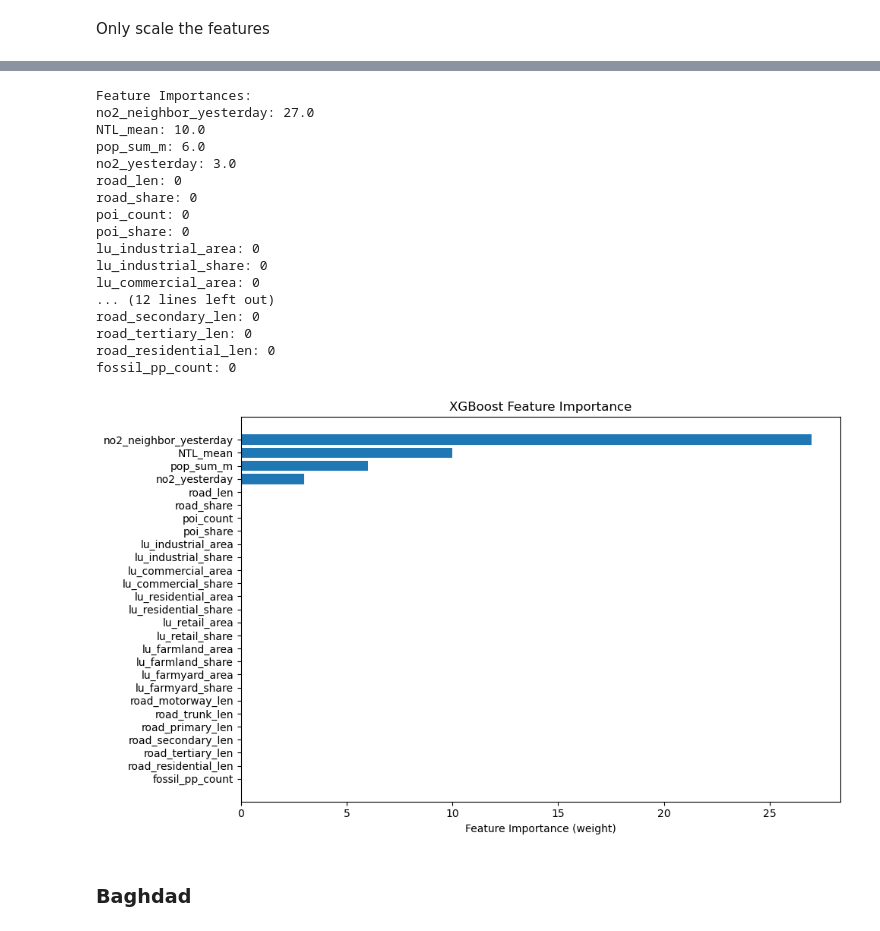
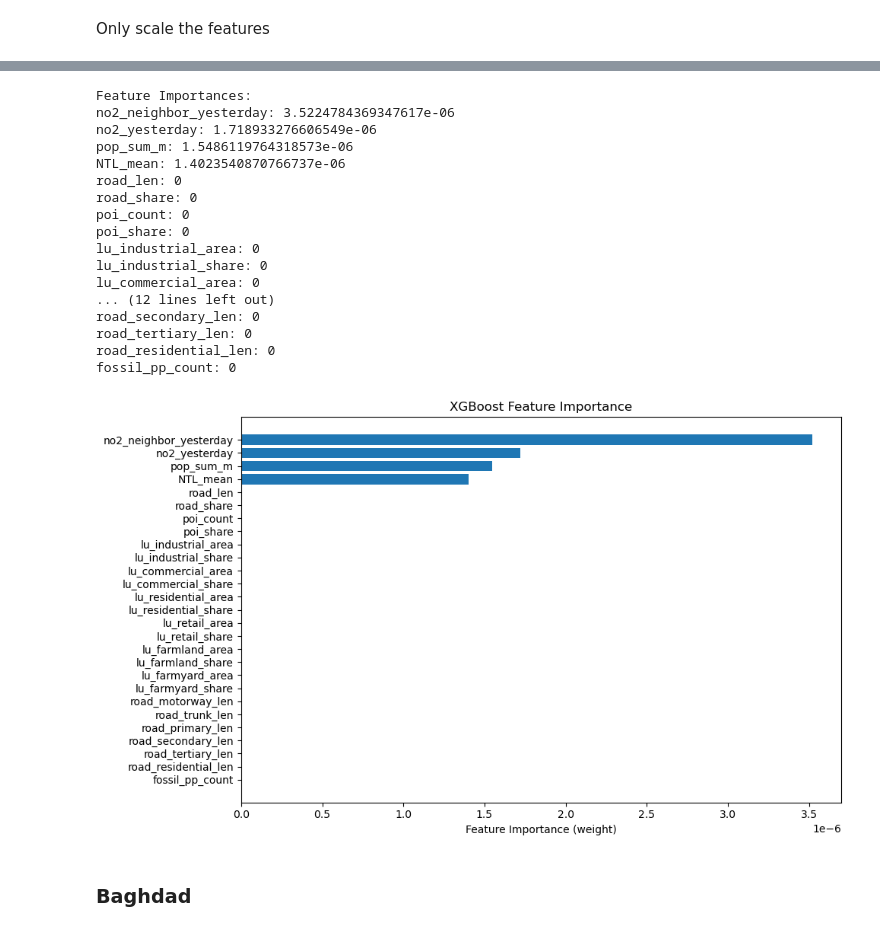
Before and after one commit to yixuan228/air-pollution-mobility-research-project, a Jupyter notebook: notebooks/4_air_pollution_model.ipynb, the cells around one changed output, grey strips where cells are left out. Drawn from its saved outputs; the diff is of its cells as text; code cells hidden in the pictures.

```diff
--- a/notebooks/4_air_pollution_model.ipynb
+++ b/notebooks/4_air_pollution_model.ipynb
@@ -46,7 +46,7 @@ full_df = pd.concat(all_data, ignore_index=True)
 # %%
 ## Yesterday NO2
 full_df.sort_values(["geom_id", "date"], inplace=True)
-full_df["no2_yesterday"] = full_df.groupby("geom_id")["no2_mean"].shift(1)
+full_df["no2_lag1"] = full_df.groupby("geom_id")["no2_mean"].shift(1)
 # %%
 import warnings
 from libpysal.weights import KNN
@@ -333,15 +230,22 @@ fossil_pp_count: 0
+# %%
+x = [0, 8e-5]
+y = [0, 8e-5]
+plt.plot(x,y, c="red")
+plt.scatter(y_test, y_pred, s=0.5)
+plt.xlabel('y_test')
+plt.ylabel('y_pred')
 # %% [markdown]
 Normalize both No2 and other feature
 # %%
 import xgboost as xgb
 from sklearn.model_selection import train_test_split
-from sklearn.metrics import mean_squared_error
+from sklearn.metrics import root_mean_squared_error, r2_score
 from sklearn.preprocessing import MinMaxScaler
 import matplotlib.pyplot as plt
 import numpy as np
 
 # 去除缺失值
-clean_df = full_df.dropna(subset=["no2_mean", "no2_yesterday", "no2_neighbor_yesterday"])
+clean_df = full_df.dropna(subset=["no2_mean", "no2_lag1", "no2_neighbor_yesterday"])
 
 # 选特征
 features = ["no2_yesterday", "no2_neighbor_yesterday"] + [
@@ -394,7 +298,8 @@ y_pred_scaled = bst.predict(dtest)
 # 反归一化回原始尺度
 y_pred = scaler_y.inverse_transform(y_pred_scaled.reshape(-1, 1)).ravel()
 
-print("Final RMSE (original scale):", mean_squared_error(y_test.ravel(), y_pred, squared=False))
+print("Final RMSE (original scale):", root_mean_squared_error(y_test.ravel(), y_pred, squared=False))
+print("Final R2 (original scale):", r2_score(y_test.ravel(), y_pred))
 
 # 画训练过程RMSE曲线（归一化指标）
 plt.plot(evals_result['train']['rmse'], label='Train RMSE')
@@ -420,4 +325,12 @@ plt.xlabel("Feature Importance (weight)")
 plt.title("XGBoost Feature Importance")
 plt.tight_layout()
 plt.show()
+
+x = [0, 8e-5]
+y = [0, 8e-5]
+plt.plot(x,y, c="red")
+plt.scatter(y_test, y_pred, s=0.5)
+plt.xlabel('y_test')
+plt.ylabel('y_pred')
+plt.show()
 # %% [output]
@@ -557,39 +432,39 @@ Final RMSE (original scale): 1.9017652080554403e-05
 # %%
 
 # 输出特征重要性
-importance_dict = bst.get_score(importance_type='weight')  # weight
+importance_dict = bst.get_score(importance_type='gain')  # weight
 importances = [(feat, importance_dict.get(feat, 0)) for feat in features]
 importances.sort(key=lambda x: x[1], reverse=True)
 
 print("Feature Importances:")
 for feat, score in importances:
     print(f"{feat}: {score}")
 
 plt.figure(figsize=(10, 6))
 plt.barh([i[0] for i in importances][::-1], [i[1] for i in importances][::-1])
 plt.xlabel("Feature Importance (weight)")
 plt.title("XGBoost Feature Importance")
 plt.tight_layout()
 plt.show()
 # %% [output]
 Feature Importances:
-no2_neighbor_yesterday: 27.0
-NTL_mean: 10.0
-pop_sum_m: 6.0
-no2_yesterday: 3.0
+no2_neighbor_yesterday: 3.5224784369347617e-06
+no2_yesterday: 1.718933276606549e-06
+pop_sum_m: 1.5486119764318573e-06
+NTL_mean: 1.4023540870766737e-06
 road_len: 0
 road_share: 0
 poi_count: 0
 poi_share: 0
 lu_industrial_area: 0
 lu_industrial_share: 0
 lu_commercial_area: 0
 ... (12 lines left out)
 road_secondary_len: 0
 road_tertiary_len: 0
 road_residential_len: 0
 fossil_pp_count: 0
-[figure, old version]
+[figure, new version]
 # %% [markdown]
 ### Baghdad
 # %%
```
Also changed, not shown: parts of 4 cells of this notebook, 6 other files.
